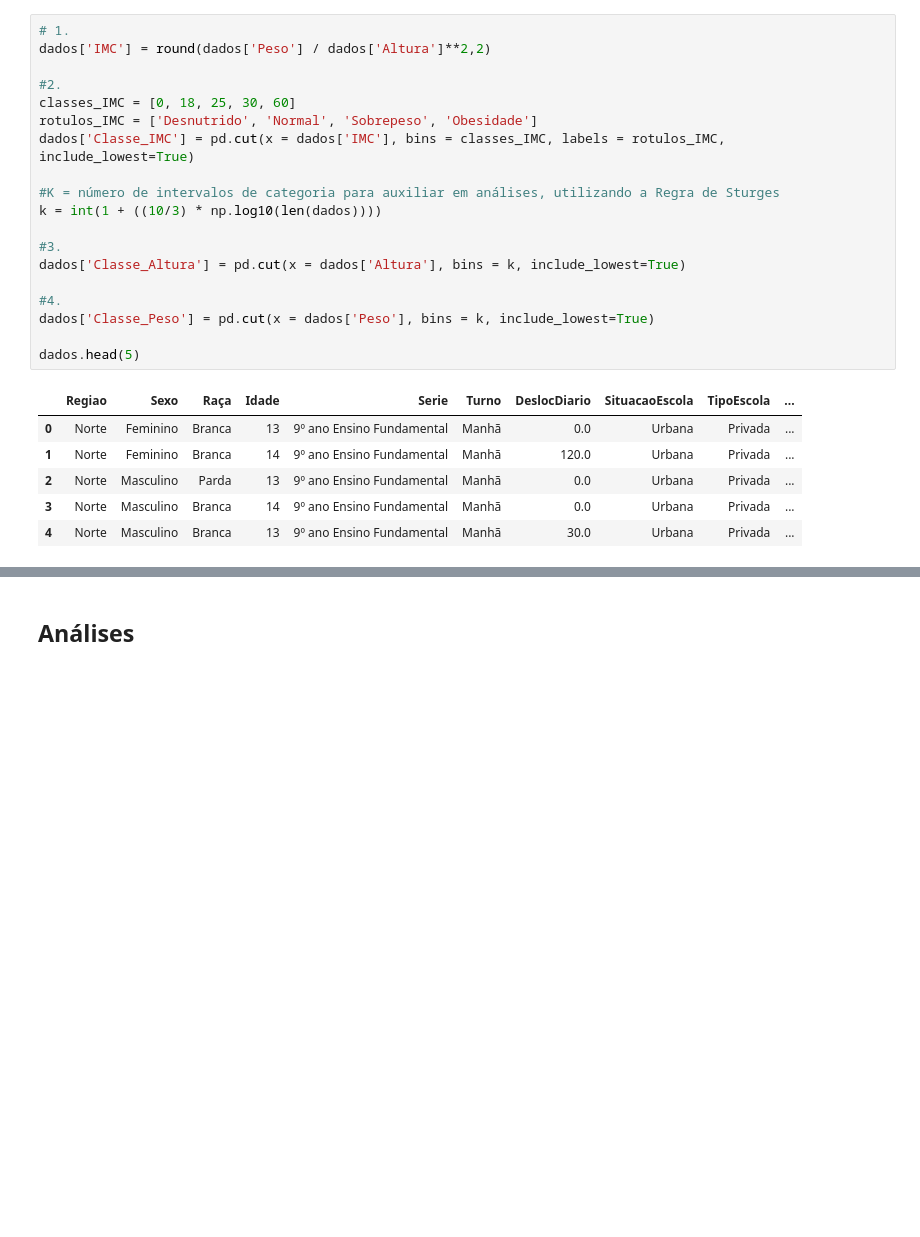
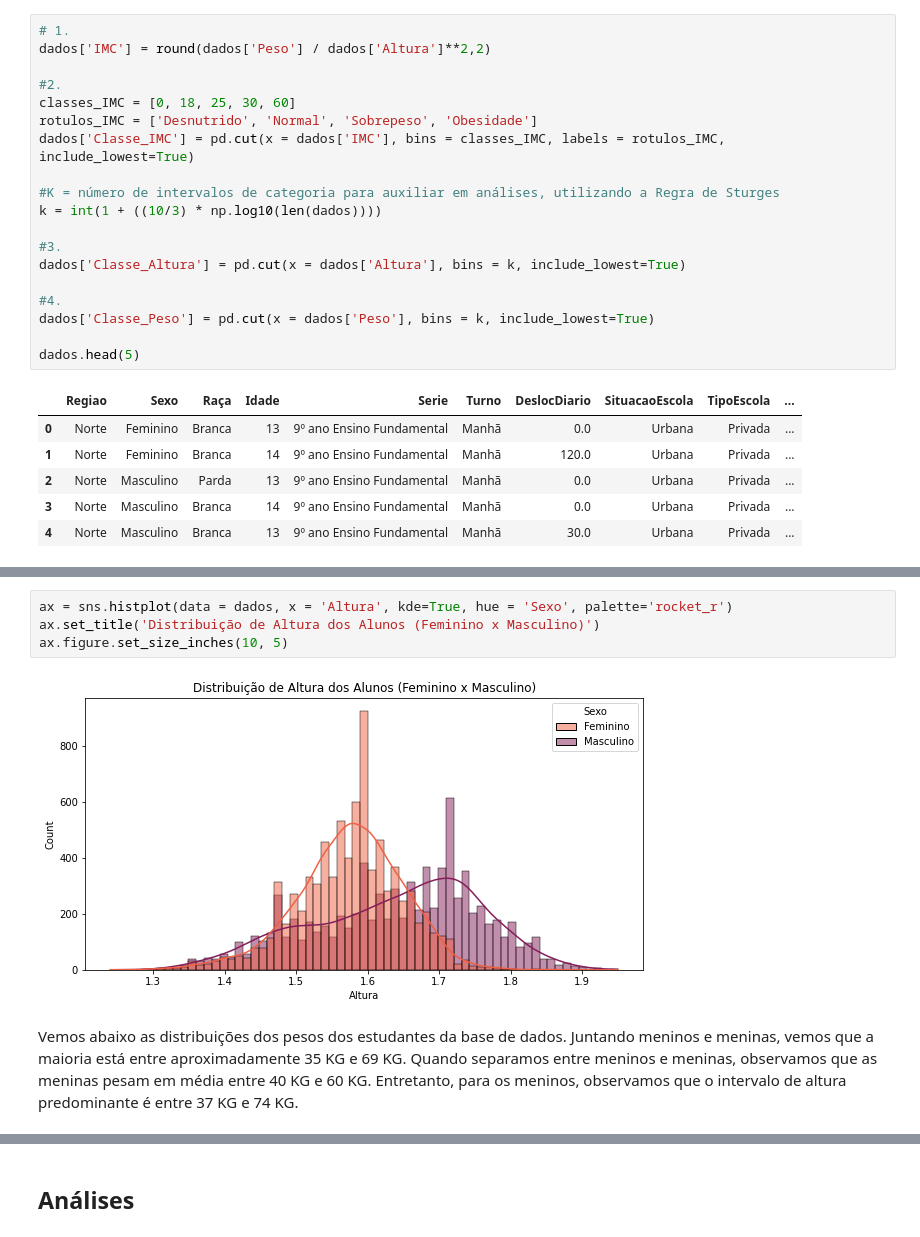
Before and after one commit to andrevcmelo/BootcampAlura2021, a Jupyter notebook: BootcampAlura_ProjetoModulo03_AndréMelo.ipynb, the cells around one changed output, grey strips where cells are left out. Cells and saved outputs as stored; diff of their text form; blank space fills up the shorter version.

```diff
--- a/BootcampAlura_ProjetoModulo03_AndréMelo.ipynb
+++ b/BootcampAlura_ProjetoModulo03_AndréMelo.ipynb
@@ -220,0 +386,9 @@ dados.head(5)
+# %%
+ax = sns.histplot(data = dados, x = 'Altura', kde=True, hue = 'Sexo', palette='rocket_r')
+ax.set_title('Distribuição de Altura dos Alunos (Feminino x Masculino)')
+ax.figure.set_size_inches(10, 5)
+# %% [output]
+[figure, added]
+# %% [markdown]
+Vemos abaixo as distribuições dos pesos dos estudantes da base de dados. Juntando meninos e meninas, vemos que a maioria está entre aproximadamente 35 KG e 69 KG.
+Quando separamos entre meninos e meninas, observamos que as meninas pesam em média entre 40 KG e 60 KG. Entretanto, para os meninos, observamos que o intervalo de altura predominante é entre 37 KG e 74 KG.
```
Also changed, not shown: parts of 71 cells of this notebook.
